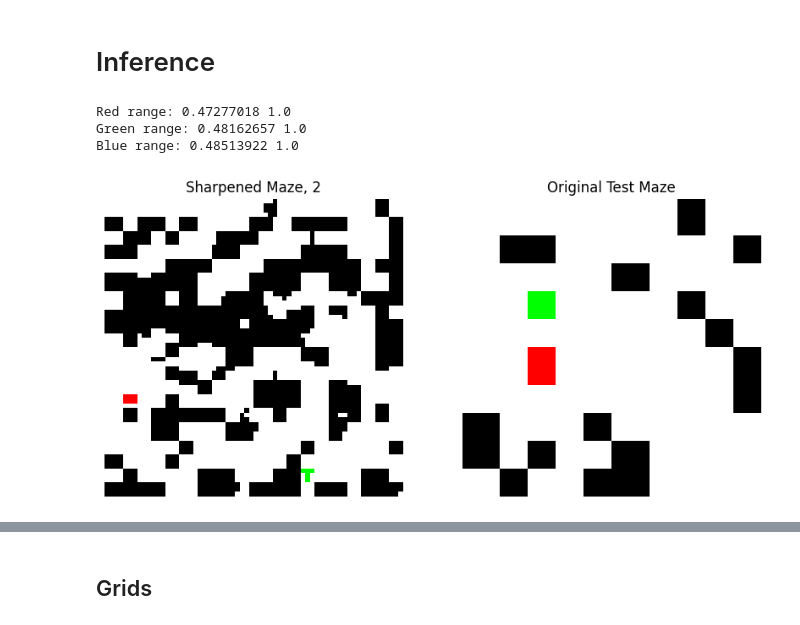
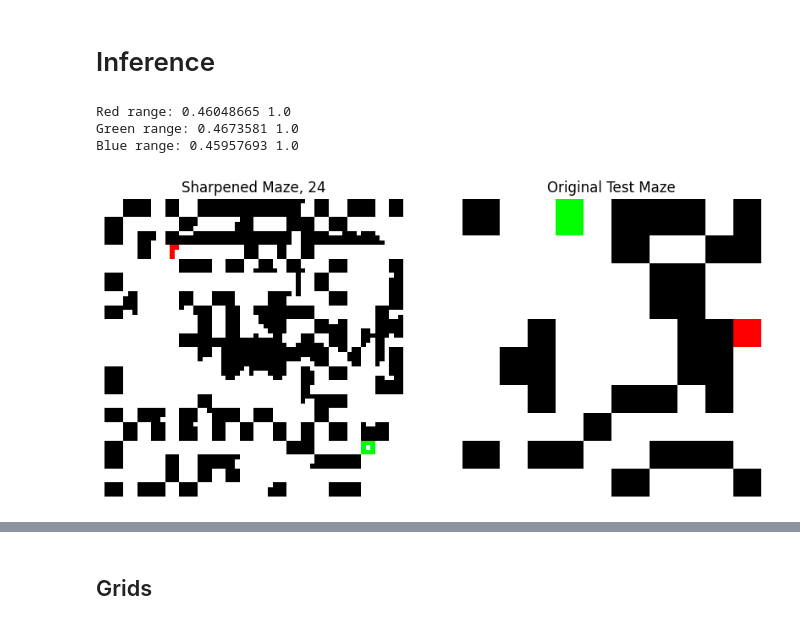
Before and after one commit to Atul-Acharya-17/diffusion-based-environment-generator, a Jupyter notebook: diffuser/StableDiffusion_LoRA_tests.ipynb, the cells around one changed output, grey strips where cells are left out. Cells and saved outputs as stored; diff of their text form; code cells hidden in the pictures.

```diff
--- a/diffuser/StableDiffusion_LoRA_tests.ipynb
+++ b/diffuser/StableDiffusion_LoRA_tests.ipynb
@@ -1303,12 +1308,20 @@ pipe.load_lora_weights(
 )
 unet = pipe.unet
 # %%
-def generate_maze_from_test(sample_idx=None, num_steps=50):
+def generate_maze_from_test(sample_idx=None, num_steps=50, path_length_test = 8):
     unet.eval()
     scheduler.set_timesteps(num_steps)
 
     if sample_idx is None:
         sample_idx = random.randint(0, len(test_dataset) - 1)
+
+    # for idx, (_, path_length, _, _) in enumerate(test_dataset):
+    #     if path_length == path_length_test:
+    #         sample_idx = idx
+    #         break
+
+    valid_indices = [idx for idx, (_, path_length, _, _) in enumerate(test_dataset) if path_length == path_length_test]
+    sample_idx = random.choice(valid_indices)
 
     test_img, test_path_length, nodes_astar, nodes_bfs = test_dataset[sample_idx]
     path_tensor = torch.tensor([test_path_length]).float().to(device)
@@ -1334,7 +1347,7 @@ def generate_maze_from_test(sample_idx=None, num_steps=50):
 
     return generated_image, test_img, test_path_length
 # %%
-generated, original, test_path_length = generate_maze_from_test(num_steps=5)
+generated, original, test_path_length = generate_maze_from_test(num_steps=5, path_length_test = 24)
 image = generated[0].detach().cpu()
 
 # Convert from [-1, 1] to [0, 1]
@@ -1457,34 +1470,34 @@ def erode_black_walls(image, kernel_size=3, iterations=1):
 
     return new_image
 
 
 generated_np = generated.squeeze(0).permute(1, 2, 0).numpy()
 print("Red range:", generated_np[..., 0].min(), generated_np[..., 0].max())
 print("Green range:", generated_np[..., 1].min(), generated_np[..., 1].max())
 print("Blue range:", generated_np[..., 2].min(), generated_np[..., 2].max())
 
 # After you clamp the image:
 generated_np = generated.squeeze(0).permute(1, 2, 0).numpy()
 sharpened_image = apply_relaxed_threshold(generated_np)
 sharpened_image = keep_largest_colored_cluster(sharpened_image)
 sharpened_image = filter_small_black_regions(sharpened_image)
 #sharpened_image = apply_relaxed_threshold_with_thickening(generated_np)
 
 # Plotting
 plt.figure(figsize=(10, 5))
 plt.subplot(1, 2, 1)
 plt.imshow(sharpened_image)
 plt.title(f"Sharpened Maze, {test_path_length}")
 plt.axis("off")
 
 plt.subplot(1, 2, 2)
 plt.imshow(original.permute(1, 2, 0).cpu().numpy())
 plt.title("Original Test Maze")
 plt.axis("off")
 
 plt.show()
 # %% [output]
-Red range: 0.47277018 1.0
-Green range: 0.48162657 1.0
-Blue range: 0.48513922 1.0
+Red range: 0.46048665 1.0
+Green range: 0.4673581 1.0
+Blue range: 0.45957693 1.0
-[figure, old version]
+[figure, new version]
```
Also changed, not shown: parts of 25 cells of this notebook, 1 other file.
